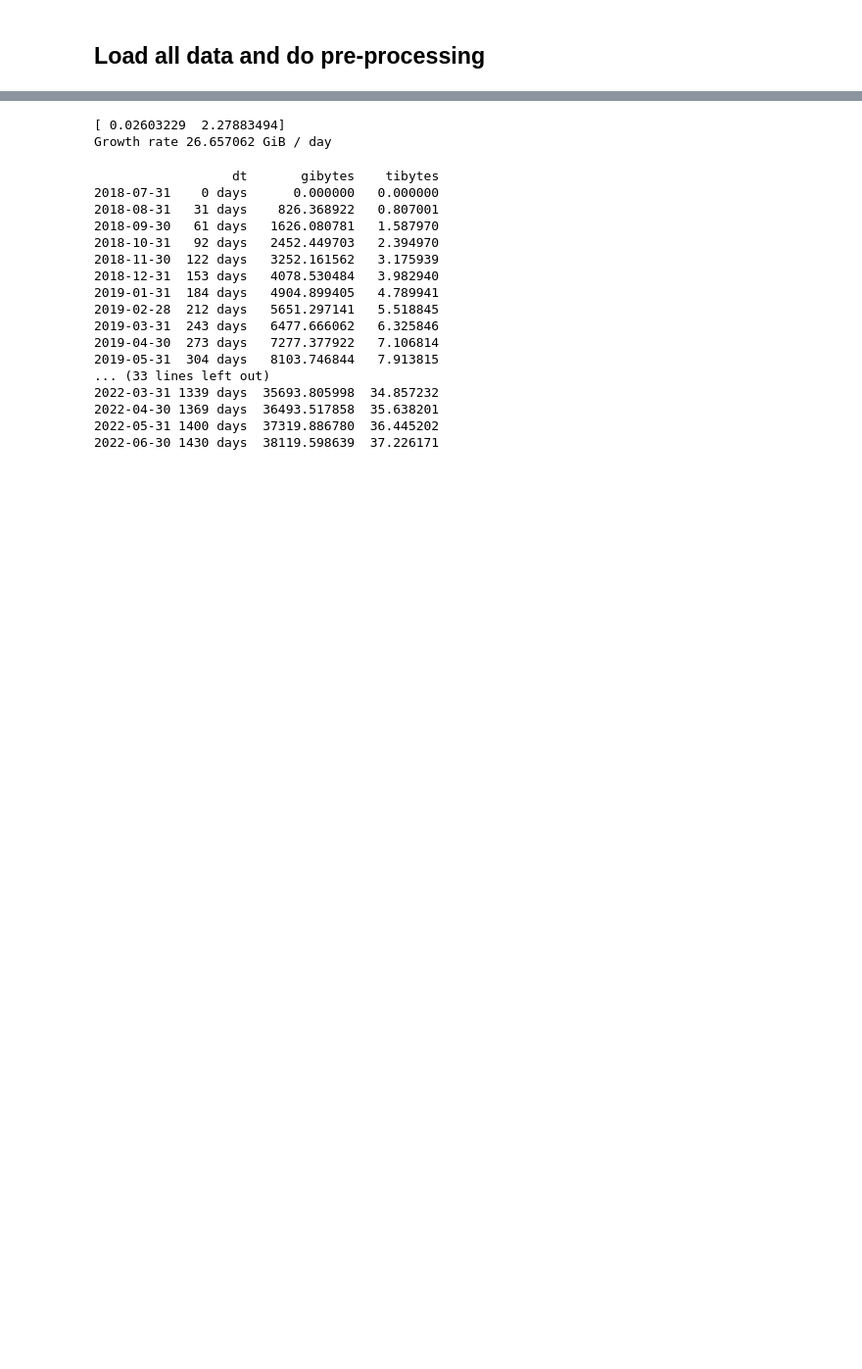
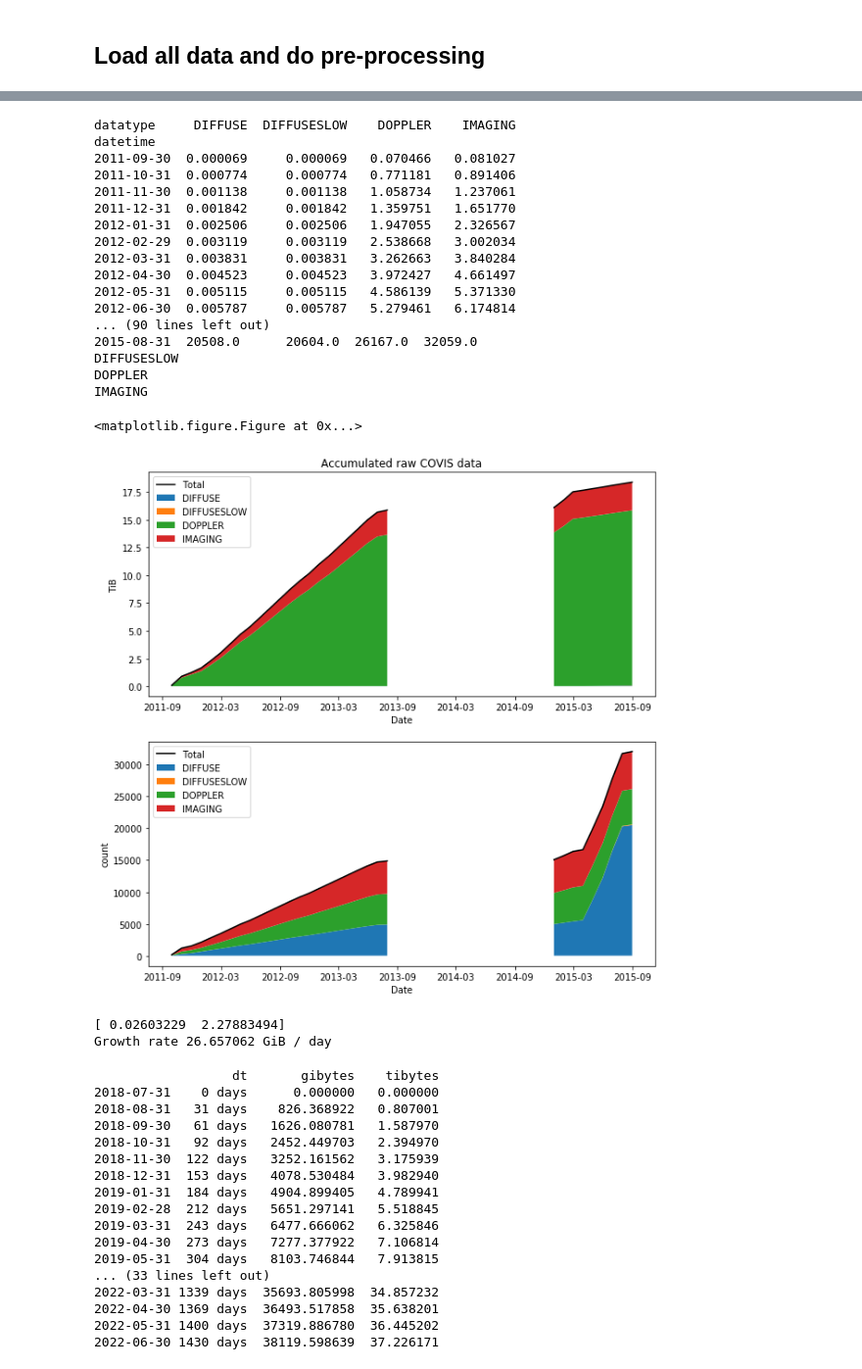
Before and after one commit to COVIS-Sonar/data-storage-analysis, a Jupyter notebook: Raw Archive Size Analysis.ipynb, the cells around one changed output, grey strips where cells are left out. Shown at 98% size. Drawn from its saved outputs; the diff is of its cells as text; code cells hidden in the pictures; blank space fills up the shorter version.

```diff
--- a/Raw Archive Size Analysis.ipynb
+++ b/Raw Archive Size Analysis.ipynb
@@ -89,12 +119,0 @@ Mean = 3046378.021563 bytes, stddev = 170845.703605 bytes
-# %%
-print(files.shape)
-
-duplicates = files[ files.duplicated(subset='datetime') ]
-print(duplicates)
-
-dedup = files.drop_duplicates(subset='datetime')
-print(dedup.shape)
-
-dedup['count'] = 1
-dedup['date'] = dedup['datetime'].dt.date
-byday = dedup.groupby(['datatype','date']).sum()
@@ -172,3 +163,59 @@ plt.show()
+# %%
+## Plot cumulative values
+
+plt.figure()
+# Create a figure with a single subplot
+f, ax = plt.subplots(2, figsize=(10,10))
+
+## Make a copy in TiB
+cumu = cumulative.copy()
+cumu['bytes'] /= 2**40
+
+for i,key in enumerate(['bytes','count']):
+
+    rowsum = cumu[key].drop('total',axis=1).cumsum(1)
+
+
+    cols = rowsum.columns.values
+
+    ax[i].fill_between(rowsum.index, 0, rowsum[ cols[0] ], label=cols[0])
+
+    for j in range(1, len(cols)):
+        print(cols[j])
+        ax[i].fill_between(rowsum.index, rowsum[ cols[j-1] ], rowsum[ cols[j] ], label=cols[j])
+
+
+    ax[i].plot(cumu[key].index, cumu[key,'total'],color='k',label='Total')
+    ax[i].set_xlabel('Date')
+    if i == 0:
+        ax[i].set_ylabel('TiB')
+        ax[i].set_title('Accumulated raw COVIS data')
+    else:
+        ax[i].set_ylabel('count')
+
+    ax[i].legend()
+
+plt.show()
+# %% [output]
+datatype     DIFFUSE  DIFFUSESLOW    DOPPLER    IMAGING
+datetime
+2011-09-30  0.000069     0.000069   0.070466   0.081027
+2011-10-31  0.000774     0.000774   0.771181   0.891406
+2011-11-30  0.001138     0.001138   1.058734   1.237061
+2011-12-31  0.001842     0.001842   1.359751   1.651770
+2012-01-31  0.002506     0.002506   1.947055   2.326567
+2012-02-29  0.003119     0.003119   2.538668   3.002034
+2012-03-31  0.003831     0.003831   3.262663   3.840284
+2012-04-30  0.004523     0.004523   3.972427   4.661497
+2012-05-31  0.005115     0.005115   4.586139   5.371330
+2012-06-30  0.005787     0.005787   5.279461   6.174814
+... (90 lines left out)
+2015-08-31  20508.0      20604.0  26167.0  32059.0
+DIFFUSESLOW
+DOPPLER
+IMAGING
+<matplotlib.figure.Figure at 0x...>
+[figure, added]
 # %%
 from datetime import datetime
 
```
Also changed, not shown: parts of 8 cells of this notebook.
